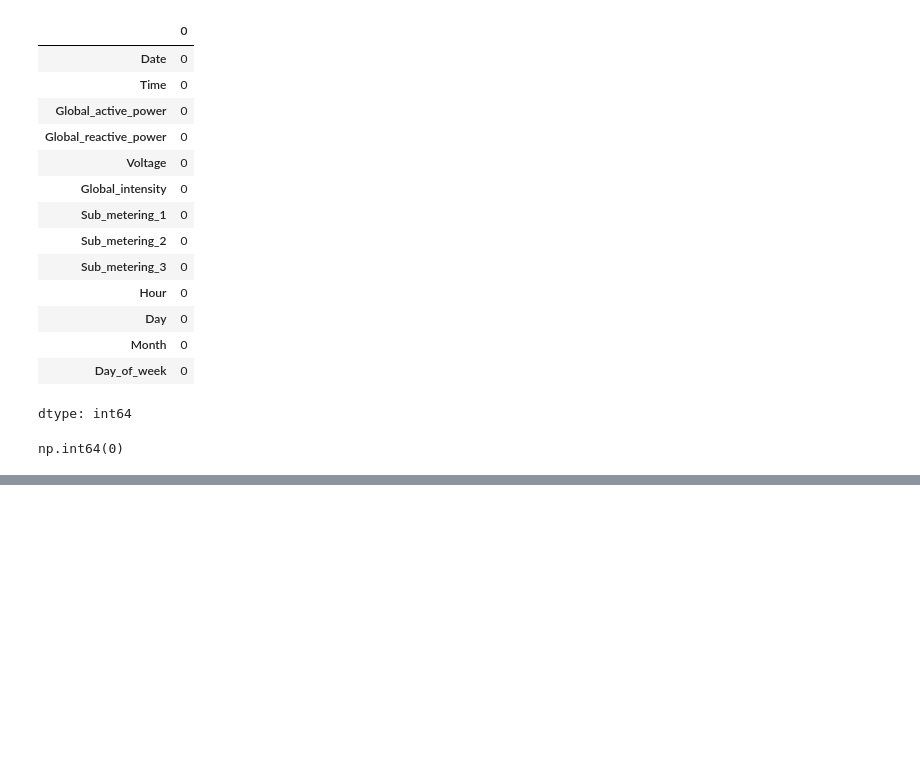
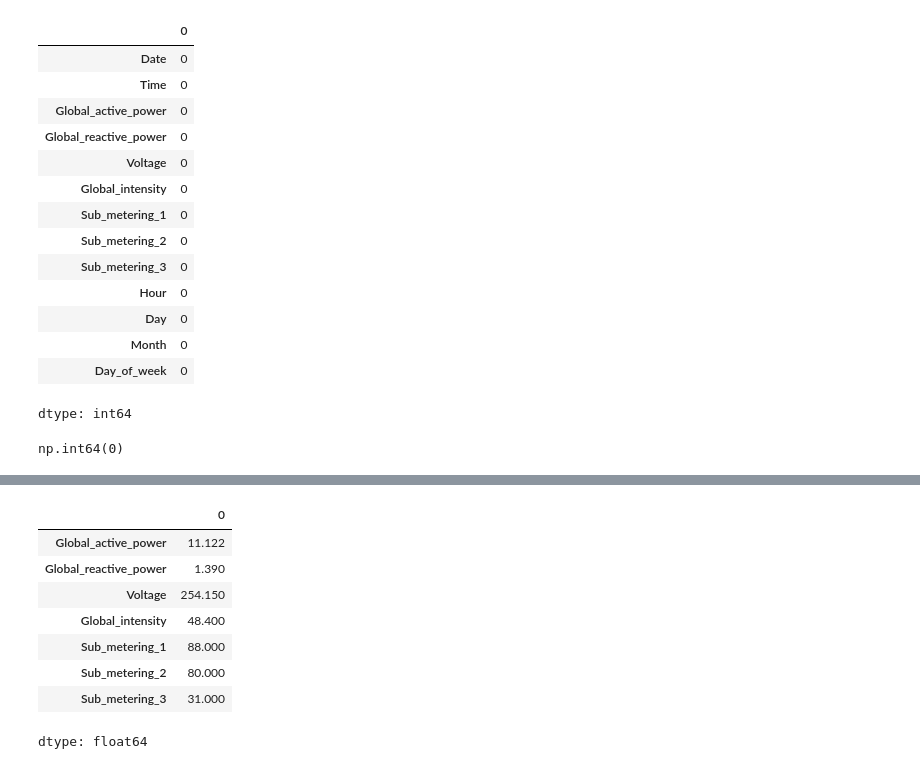
Before and after one commit to dunurejoice20/electricity-forecasting., a Jupyter notebook: notebooks/01_eda_miracle.ipynb, the cells around one changed output, grey strips where cells are left out. Saved outputs shown, nothing was run; the diff lists cells and outputs as text; code cells hidden in the pictures; blank space fills up the shorter version.

```diff
--- a/notebooks/01_eda_miracle.ipynb
+++ b/notebooks/01_eda_miracle.ipynb
@@ -529,0 +578,18 @@ np.int64(0)
+# %%
+df[['Global_active_power',
+    'Global_reactive_power',
+    'Voltage',
+    'Global_intensity',
+    'Sub_metering_1',
+    'Sub_metering_2',
+    'Sub_metering_3']].max()
+# %% [output]
+|  | 0 |
+| Global_active_power | 11.122 |
+| Global_reactive_power | 1.390 |
+| Voltage | 254.150 |
+| Global_intensity | 48.400 |
+| Sub_metering_1 | 88.000 |
+| Sub_metering_2 | 80.000 |
+| Sub_metering_3 | 31.000 |
+dtype: float64
```
Also changed, not shown: parts of 12 cells of this notebook.
